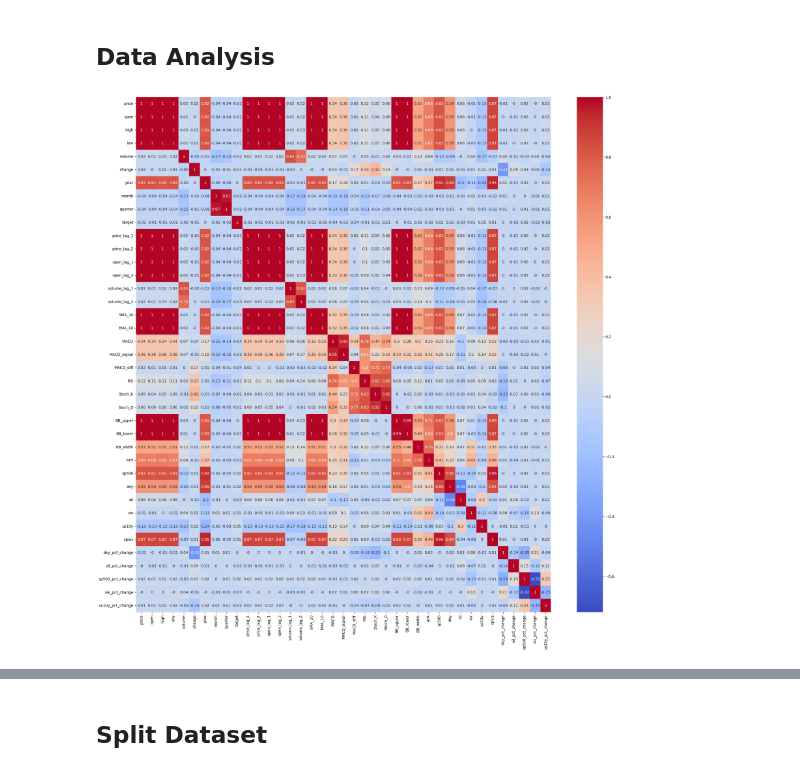
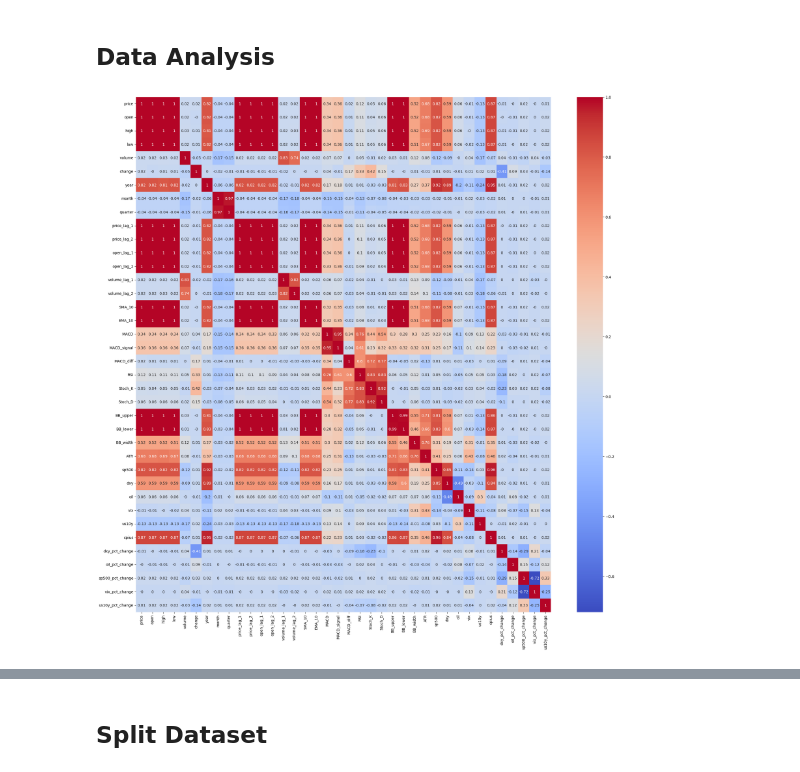
Before and after one commit to MartynChong/applied_project, a Jupyter notebook: project.ipynb, the cells around one changed output, grey strips where cells are left out. Cells and saved outputs as stored; diff of their text form; code cells hidden in the pictures.

```diff
--- a/project.ipynb
+++ b/project.ipynb
@@ -297,9 +297,10 @@ Index(['price', 'open', 'high', 'low', 'volume', 'change', 'year', 'month',
 # %%
 import seaborn as sns
 
-corr = round(df.corr(numeric_only=True),2)
+df_no_target = df.drop(columns=['target'])
+corr = round(df_no_target.corr(numeric_only=True),2)
 plt.figure(figsize=(25, 25))
 heatmap = sns.heatmap(corr, annot=True, cmap='coolwarm')
 plt.show()
 # %% [output]
-[figure, old version]
+[figure, new version]
```
Also changed, not shown: parts of 15 cells of this notebook, 8 other files.
